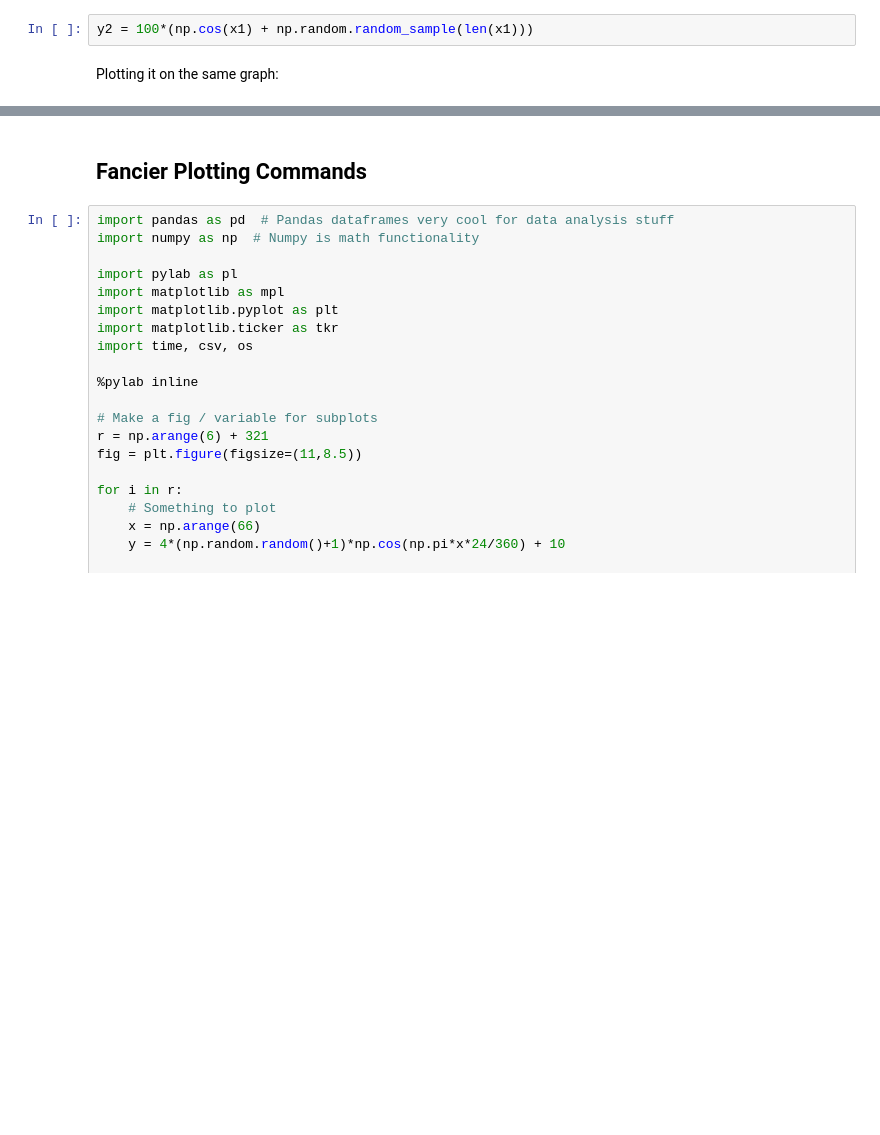
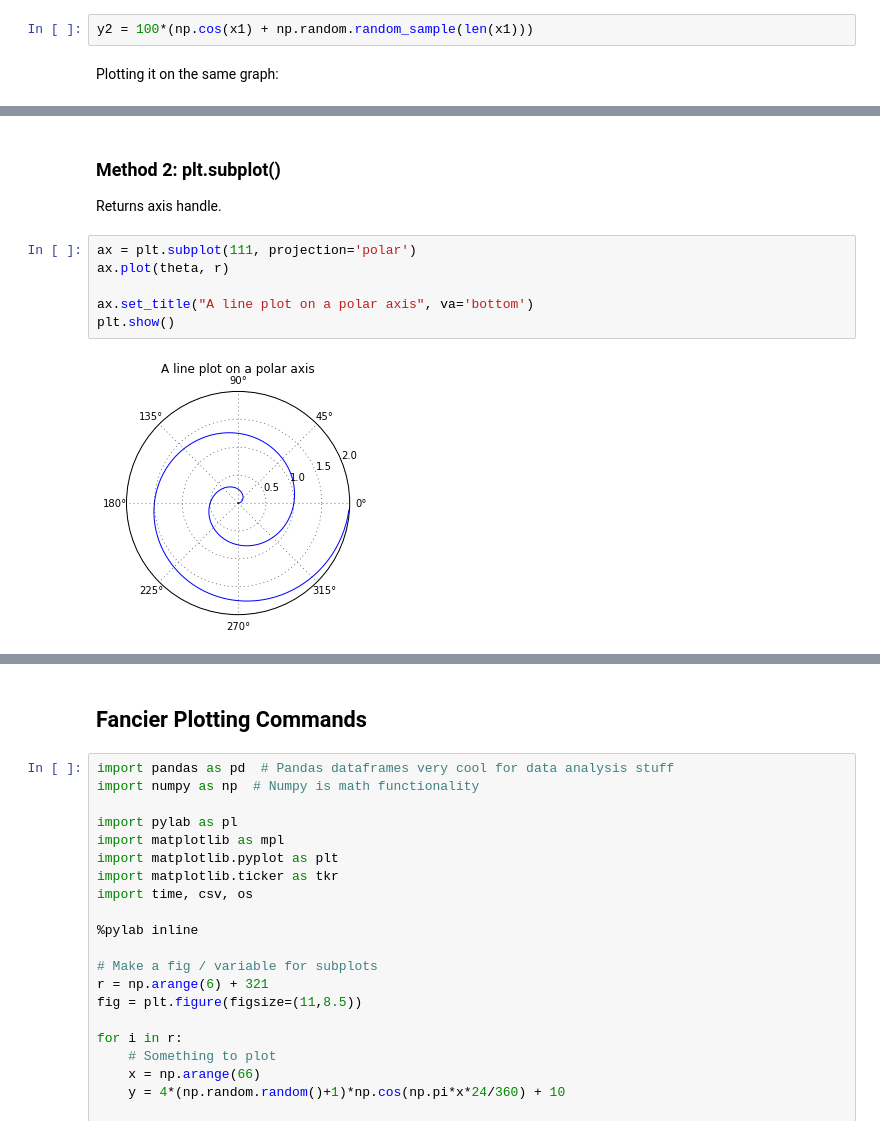
Before and after one commit to justinmklam/python-resources, a Jupyter notebook: [REF] Basic Plotting Examples.ipynb, the cells around one changed output, grey strips where cells are left out. Drawn from its saved outputs; the diff is of its cells as text; blank space fills up the shorter version.

```diff
--- a/[REF] Basic Plotting Examples.ipynb
+++ b/[REF] Basic Plotting Examples.ipynb
@@ -84,0 +107,11 @@ axh.legend(lns, labs, bbox_to_anchor=(1.1, 1), loc=2, borderaxespad=0)
+# %% [markdown]
+### Method 2: plt.subplot()
+Returns axis handle.
+# %%
+ax = plt.subplot(111, projection='polar')
+ax.plot(theta, r)
+
+ax.set_title("A line plot on a polar axis", va='bottom')
+plt.show()
+# %% [output]
+[figure, added]
```
Also changed, not shown: parts of 12 cells of this notebook.
